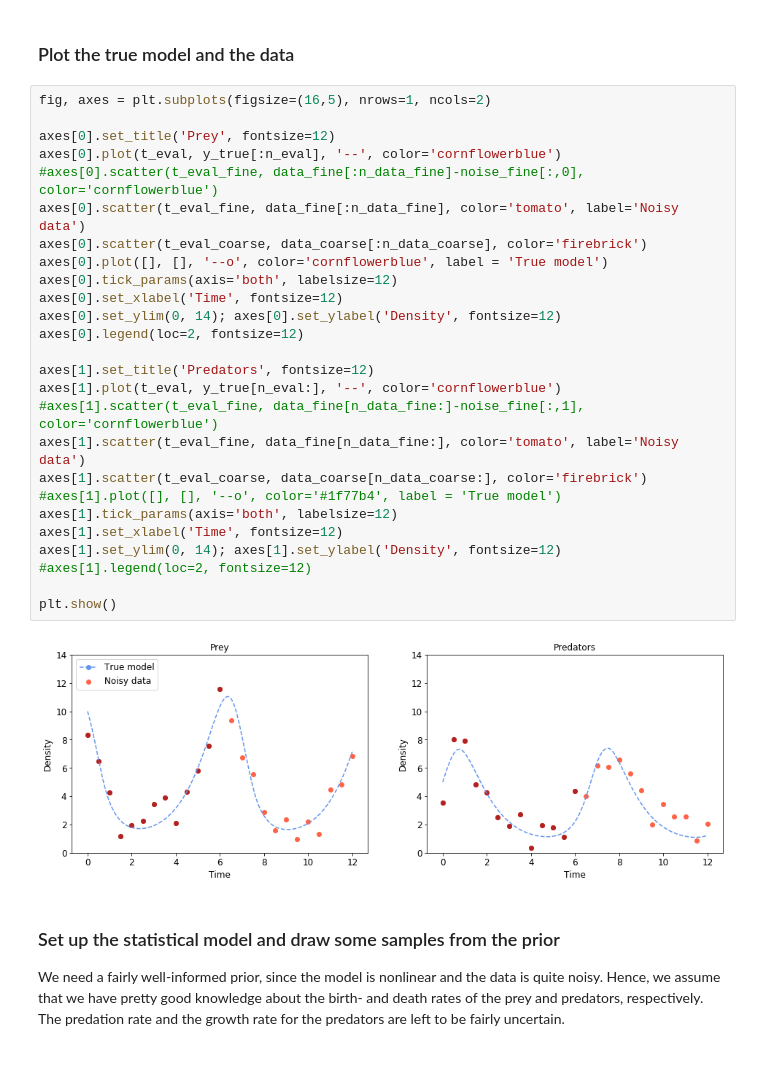
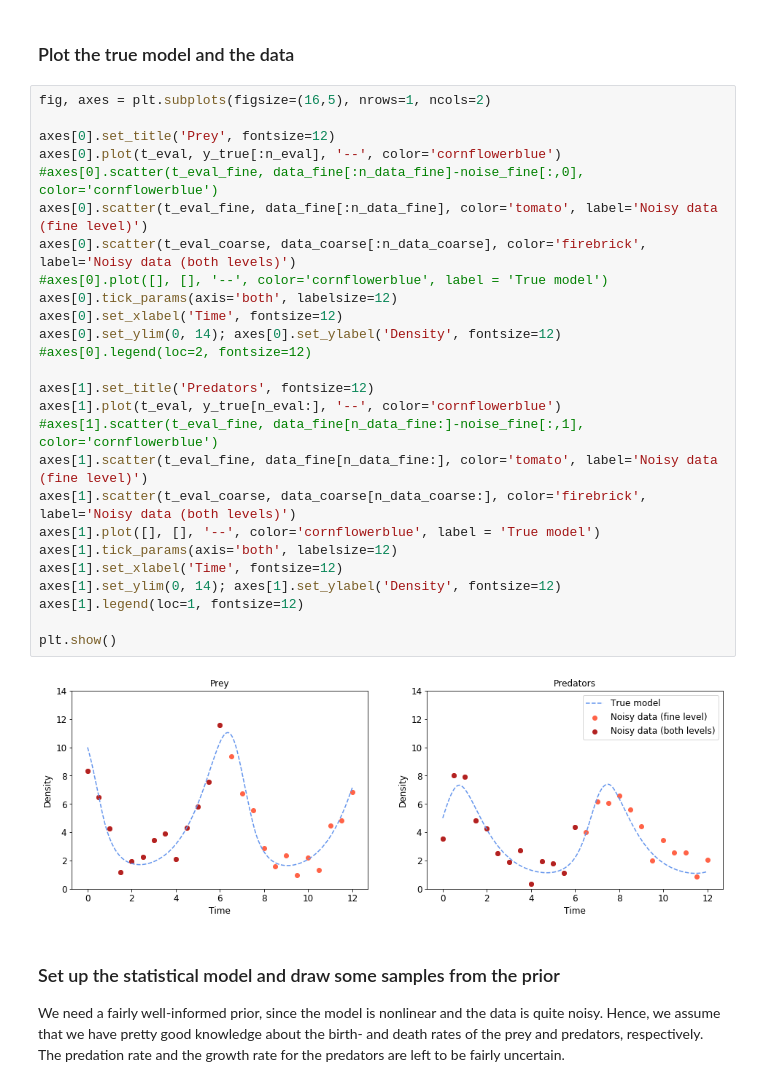
Before and after one commit to mikkelbue/tinyDA, a Jupyter notebook: examples/Delayed Acceptance.ipynb, the cells around one changed output. Drawn from its saved outputs; the diff is of its cells as text.

```diff
--- a/examples/Delayed Acceptance.ipynb
+++ b/examples/Delayed Acceptance.ipynb
@@ -100,31 +98,31 @@ data_coarse[data_coarse < 0] = 0 # make sure all the data is positive.
 # %%
 fig, axes = plt.subplots(figsize=(16,5), nrows=1, ncols=2)
 
 axes[0].set_title('Prey', fontsize=12)
 axes[0].plot(t_eval, y_true[:n_eval], '--', color='cornflowerblue')
 #axes[0].scatter(t_eval_fine, data_fine[:n_data_fine]-noise_fine[:,0], color='cornflowerblue')
-axes[0].scatter(t_eval_fine, data_fine[:n_data_fine], color='tomato', label='Noisy data')
-axes[0].scatter(t_eval_coarse, data_coarse[:n_data_coarse], color='firebrick')
-axes[0].plot([], [], '--o', color='cornflowerblue', label = 'True model')
+axes[0].scatter(t_eval_fine, data_fine[:n_data_fine], color='tomato', label='Noisy data (fine level)')
+axes[0].scatter(t_eval_coarse, data_coarse[:n_data_coarse], color='firebrick', label='Noisy data (both levels)')
+#axes[0].plot([], [], '--', color='cornflowerblue', label = 'True model')
 axes[0].tick_params(axis='both', labelsize=12)
 axes[0].set_xlabel('Time', fontsize=12)
 axes[0].set_ylim(0, 14); axes[0].set_ylabel('Density', fontsize=12)
-axes[0].legend(loc=2, fontsize=12)
+#axes[0].legend(loc=2, fontsize=12)
 
 axes[1].set_title('Predators', fontsize=12)
 axes[1].plot(t_eval, y_true[n_eval:], '--', color='cornflowerblue')
 #axes[1].scatter(t_eval_fine, data_fine[n_data_fine:]-noise_fine[:,1], color='cornflowerblue')
-axes[1].scatter(t_eval_fine, data_fine[n_data_fine:], color='tomato', label='Noisy data')
-axes[1].scatter(t_eval_coarse, data_coarse[n_data_coarse:], color='firebrick')
-#axes[1].plot([], [], '--o', color='#1f77b4', label = 'True model')
+axes[1].scatter(t_eval_fine, data_fine[n_data_fine:], color='tomato', label='Noisy data (fine level)')
+axes[1].scatter(t_eval_coarse, data_coarse[n_data_coarse:], color='firebrick', label='Noisy data (both levels)')
+axes[1].plot([], [], '--', color='cornflowerblue', label = 'True model')
 axes[1].tick_params(axis='both', labelsize=12)
 axes[1].set_xlabel('Time', fontsize=12)
 axes[1].set_ylim(0, 14); axes[1].set_ylabel('Density', fontsize=12)
-#axes[1].legend(loc=2, fontsize=12)
+axes[1].legend(loc=1, fontsize=12)
 
 plt.show()
 # %% [output]
-[figure, old version]
+[figure, new version]
 # %% [markdown]
 ### Set up the statistical model  and draw some samples from the prior
 We need a fairly well-informed prior, since the model is nonlinear and the data is quite noisy. Hence, we assume that we have pretty good knowledge about the birth- and death rates of the prey and predators, respectively. The predation rate and the growth rate for the predators are left to be fairly uncertain.
```
Also changed, not shown: parts of 4 cells of this notebook, 3 other files.
